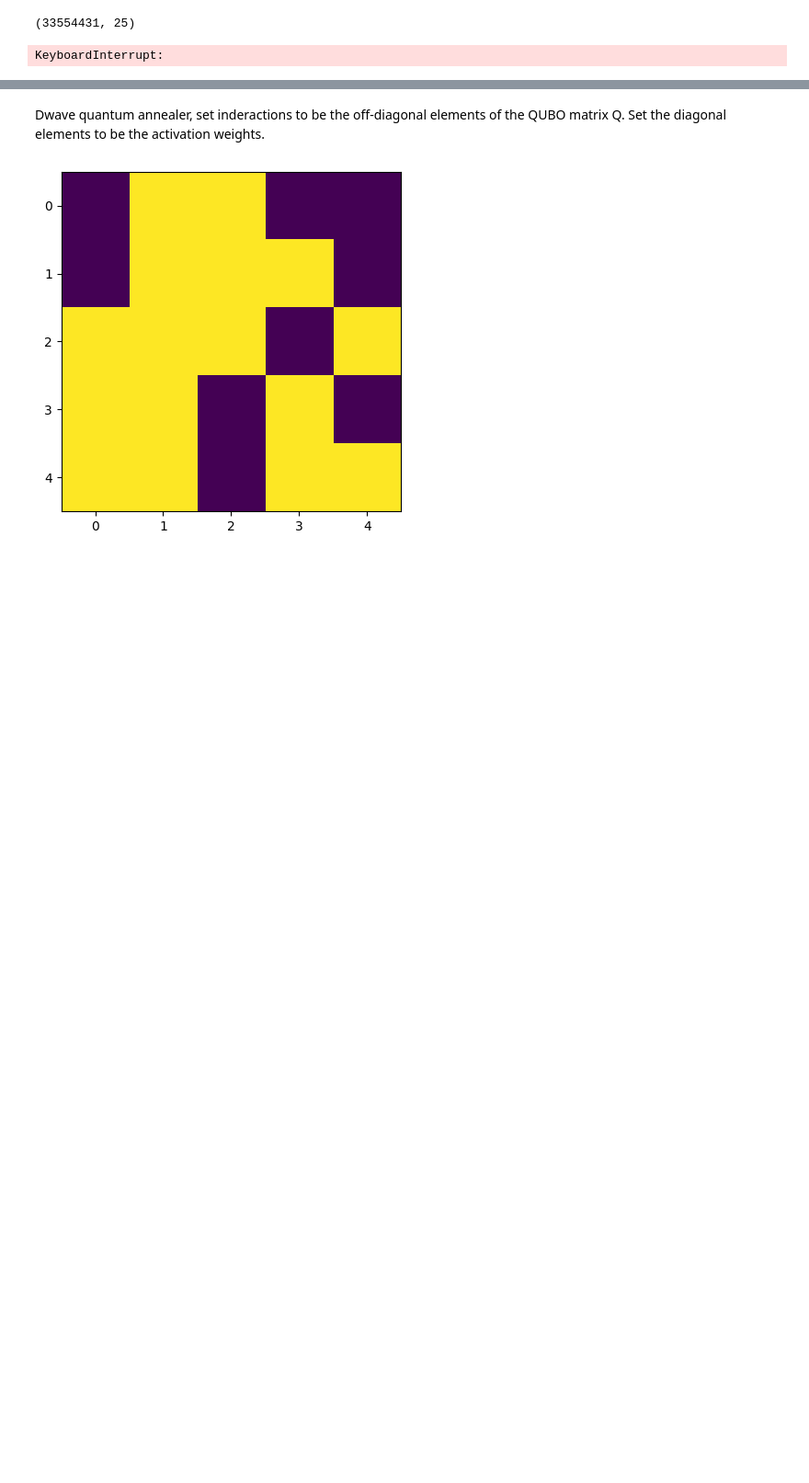
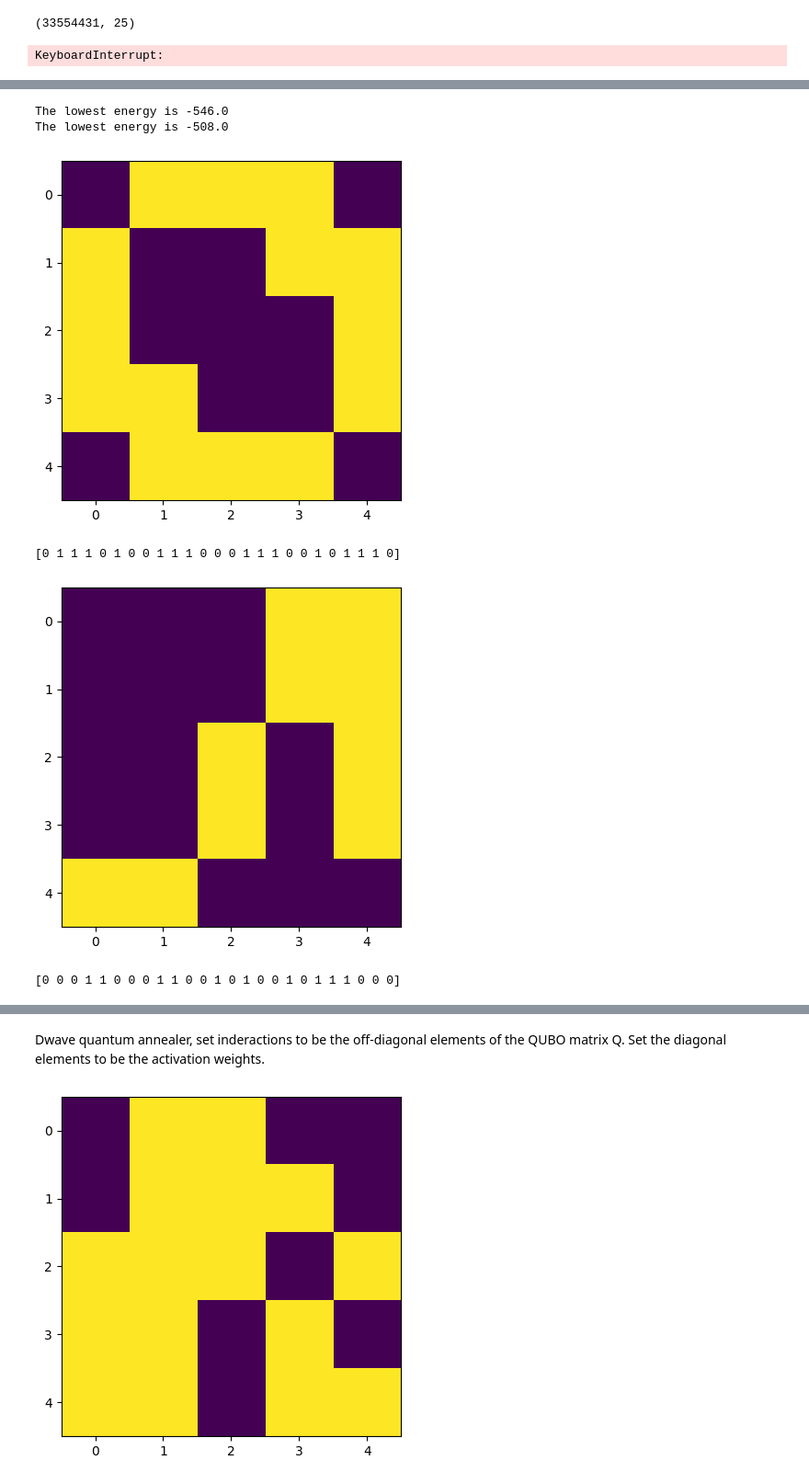
Before and after one commit to GeorgeWilliam1999/DwaveCode, a Jupyter notebook: ThreeInLine/ThreeInLine.ipynb, the cells around one changed output, grey strips where cells are left out. Shown at 92% size. Drawn from its saved outputs; the diff is of its cells as text; code cells hidden in the pictures; blank space fills up the shorter version.

```diff
--- a/ThreeInLine/ThreeInLine.ipynb
+++ b/ThreeInLine/ThreeInLine.ipynb
@@ -250,0 +188,12 @@ make_img(g)
+# %%
+ground_string_2,energies_2 = get_lowest_bitstring(bin_list,Q_2)
+ground_string_2_rev,energies_2_rev = get_lowest_bitstring(bin_list,Q_2_rev)
+make_img_bit_string(ground_string_2)
+make_img_bit_string(ground_string_2_rev)
+# %% [output]
+The lowest energy is -546.0
+The lowest energy is -508.0
+[figure, added]
+[0 1 1 1 0 1 0 0 1 1 1 0 0 0 1 1 1 0 0 1 0 1 1 1 0]
+[figure, added]
+[0 0 0 1 1 0 0 0 1 1 0 0 1 0 1 0 0 1 0 1 1 1 0 0 0]
```
Also changed, not shown: parts of 18 cells of this notebook.
